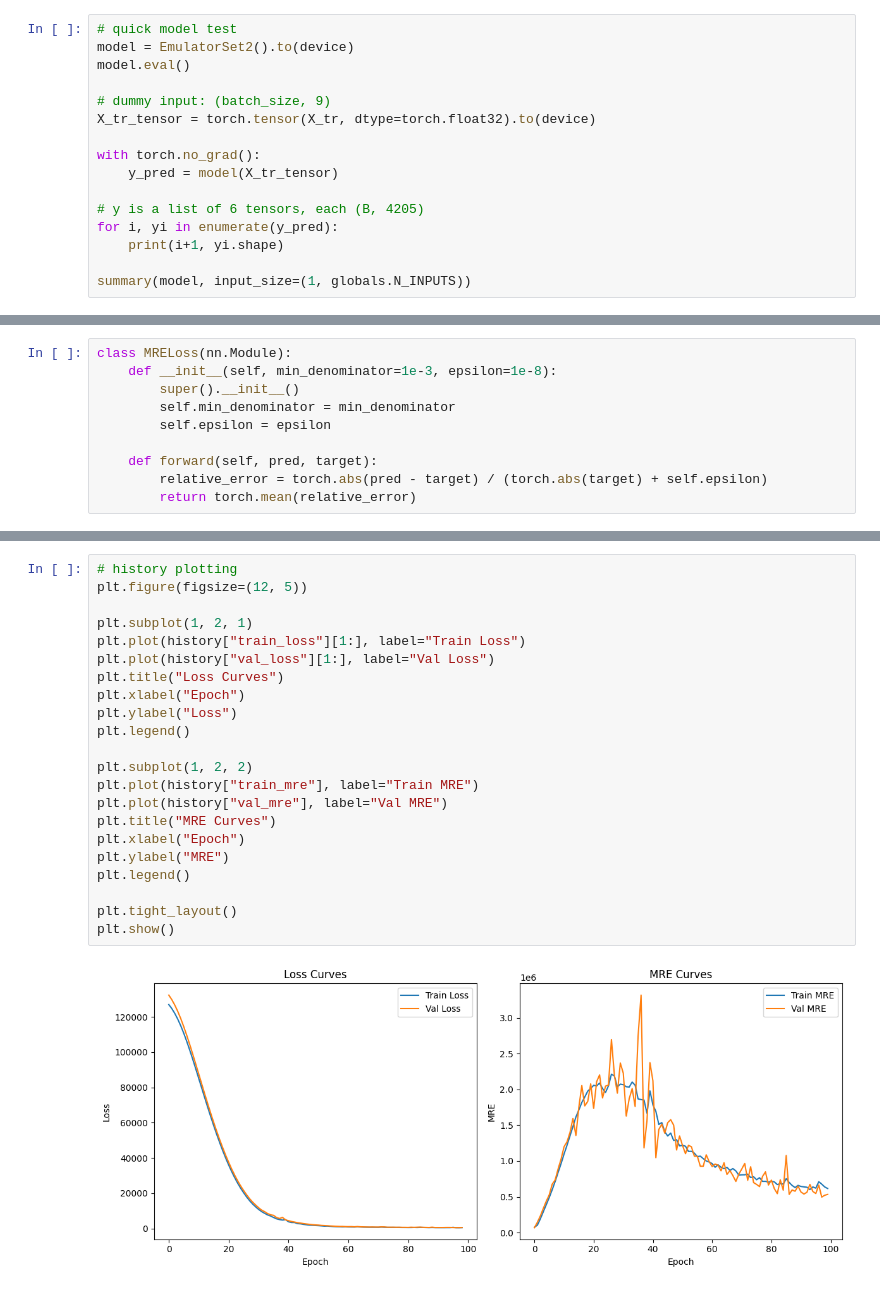
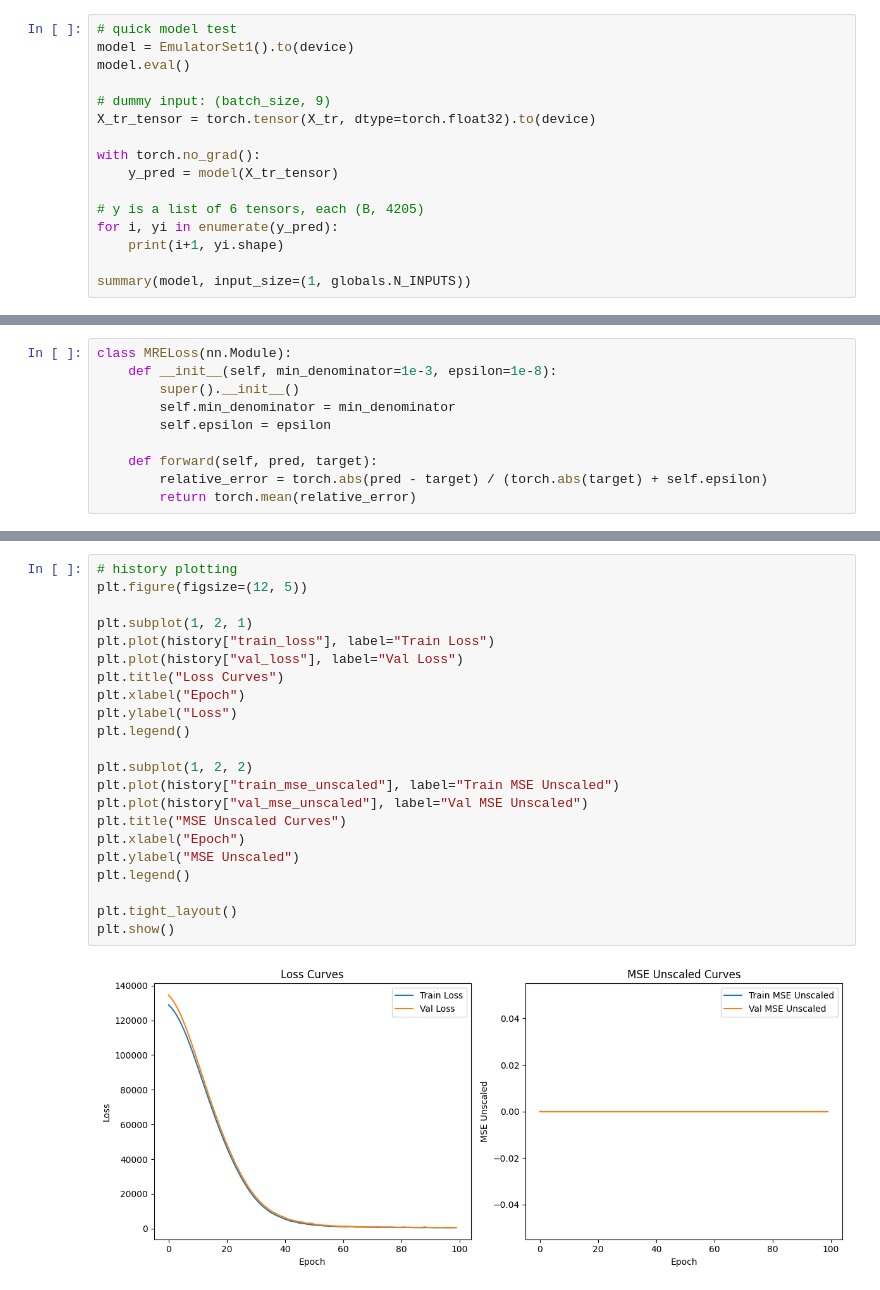
Before and after one commit to Teolul/Masters_Thesis, a Jupyter notebook: cnn_pipeline.ipynb, the cells around one changed output, grey strips where cells are left out. Drawn from its saved outputs; the diff is of its cells as text.

```diff
--- a/cnn_pipeline.ipynb
+++ b/cnn_pipeline.ipynb
@@ -207,6 +267,6 @@ class EmulatorSet2(nn.Module):
 # %%
 # quick model test
-model = EmulatorSet2().to(device)
+model = EmulatorSet1().to(device)
 model.eval()
 
 # dummy input: (batch_size, 9)
@@ -463,26 +553,26 @@ Val Loss:   87667.03 | Val MRE:   1268925.93
 # %%
 # history plotting
 plt.figure(figsize=(12, 5))
 
 plt.subplot(1, 2, 1)
-plt.plot(history["train_loss"][1:], label="Train Loss")
-plt.plot(history["val_loss"][1:], label="Val Loss")
+plt.plot(history["train_loss"], label="Train Loss")
+plt.plot(history["val_loss"], label="Val Loss")
 plt.title("Loss Curves")
 plt.xlabel("Epoch")
 plt.ylabel("Loss")
 plt.legend()
 
 plt.subplot(1, 2, 2)
-plt.plot(history["train_mre"], label="Train MRE")
-plt.plot(history["val_mre"], label="Val MRE")
-plt.title("MRE Curves")
+plt.plot(history["train_mse_unscaled"], label="Train MSE Unscaled")
+plt.plot(history["val_mse_unscaled"], label="Val MSE Unscaled")
+plt.title("MSE Unscaled Curves")
 plt.xlabel("Epoch")
-plt.ylabel("MRE")
+plt.ylabel("MSE Unscaled")
 plt.legend()
 
 plt.tight_layout()
 plt.show()
 # %% [output]
-[figure, old version]
+[figure, new version]
 # %%
 # test on test set
```
Also changed, not shown: parts of 6 cells of this notebook, 1 other file.
